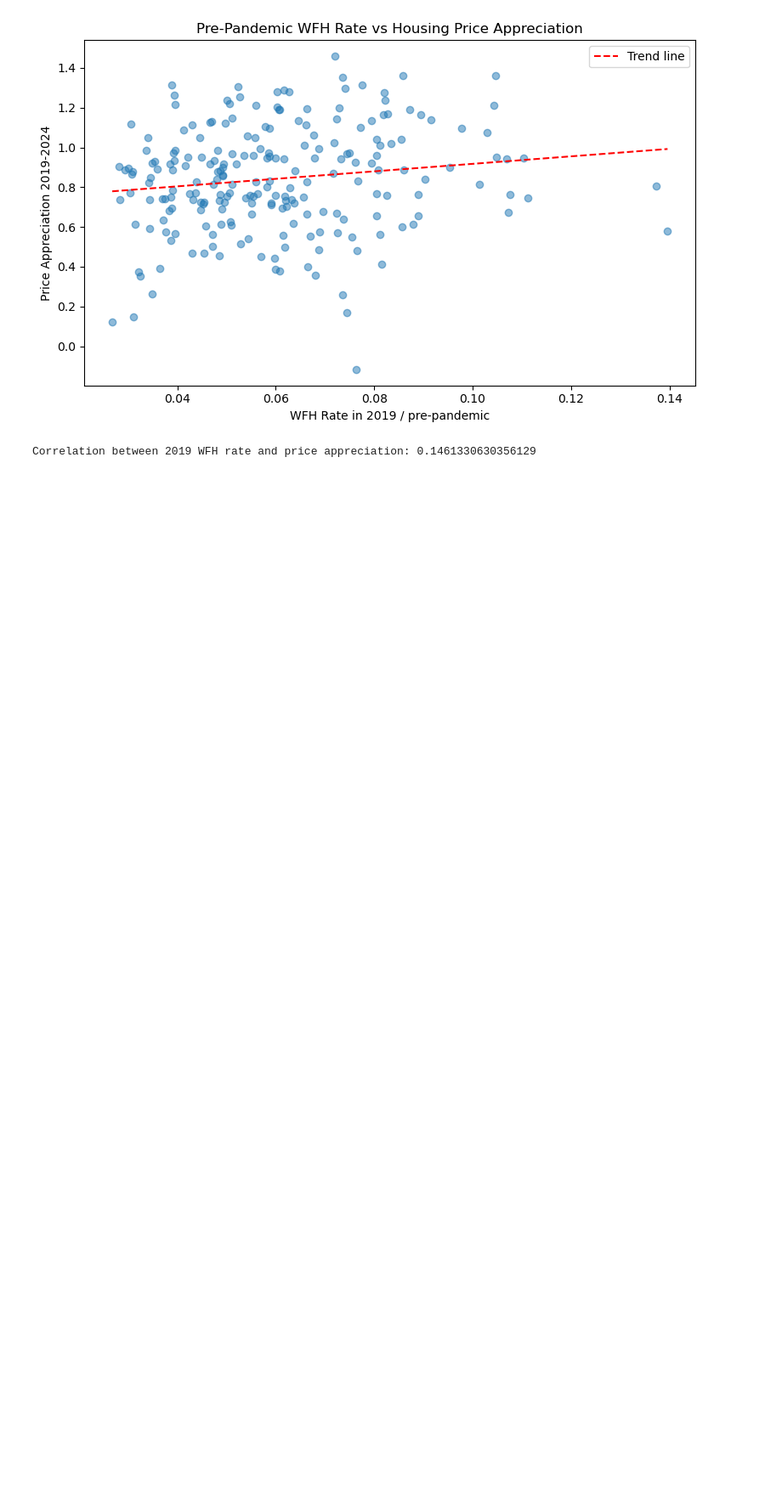
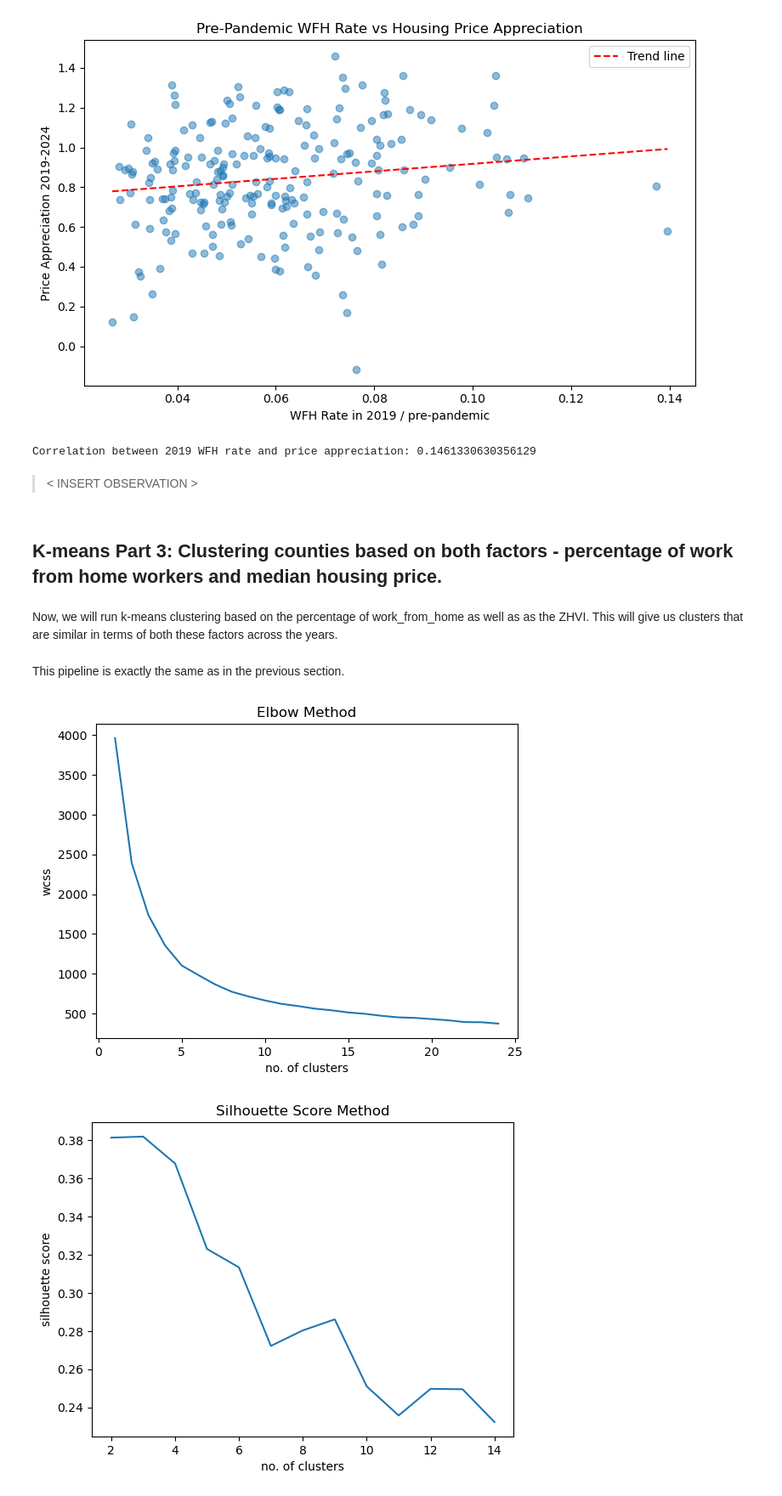
Before and after one commit to Dshreekulkarni/MATH189-FinalProject, a Jupyter notebook: Kmeans.ipynb, the cells around one changed output. Shown at 85% size. Saved outputs shown, nothing was run; the diff lists cells and outputs as text; code cells hidden in the pictures; blank space fills up the shorter version.

Commit message:
Kmeans WIP

```diff
--- a/Kmeans.ipynb
+++ b/Kmeans.ipynb
@@ -463,3 +487,51 @@ print(f'Correlation between 2019 WFH rate and price appreciation: {corr}')
 # %% [output]
 [figure]
 Correlation between 2019 WFH rate and price appreciation: 0.1461330630356129
+# %% [markdown]
+> < INSERT OBSERVATION >
+# %% [markdown]
+## K-means Part 3: Clustering counties based on both factors - percentage of work from home workers and median housing price.
+# %% [markdown]
+Now, we will run k-means clustering based on the percentage of work_from_home as well as as the ZHVI. This will give us clusters that are similar in terms of both these factors across the years.
+# %% [markdown]
+This pipeline is exactly the same as in the previous section.
+# %%
+# Cluster on WFH + housing price trajectories combined
+merged.columns = merged.columns.astype(str)
+
+wfh_year_cols = ['2015', '2016', '2017', '2018', '2019', '2021', '2022', '2023', '2024']
+zhvi_year_cols = ['zhvi_2015', 'zhvi_2016', 'zhvi_2017', 'zhvi_2018', 'zhvi_2019', 'zhvi_2021', 'zhvi_2022', 'zhvi_2023', 'zhvi_2024']
+
+X = merged[zhvi_year_cols + wfh_year_cols]
+
+sc = StandardScaler()
+X = sc.fit_transform(X)
+
+# Find optimal k:
+wcss = []
+for i in range(1, 25):
+    kmeans = KMeans(n_clusters = i, random_state = 42, n_init = 10)
+    kmeans.fit(X)
+    wcss.append(kmeans.inertia_)
+
+plt.plot(range(1, 25), wcss)
+plt.title('Elbow Method')
+plt.xlabel('no. of clusters')
+plt.ylabel('wcss')
+plt.show()
+
+# Use silhouette score:
+scores = []
+for i in range(2, 15):
+    km = KMeans(n_clusters = i, random_state = 42, n_init = 10, init = 'k-means++')
+    labels = km.fit_predict(X)
+    scores.append(silhouette_score(X, labels))
+plt.figure()
+plt.plot(list(range(2, 15)), scores)
+plt.title('Silhouette Score Method')
+plt.xlabel('no. of clusters')
+plt.ylabel('silhouette score')
+plt.show()
+# %% [output]
+[figure, added]
+[figure, added]
```
Also changed, not shown: parts of 28 cells of this notebook.
